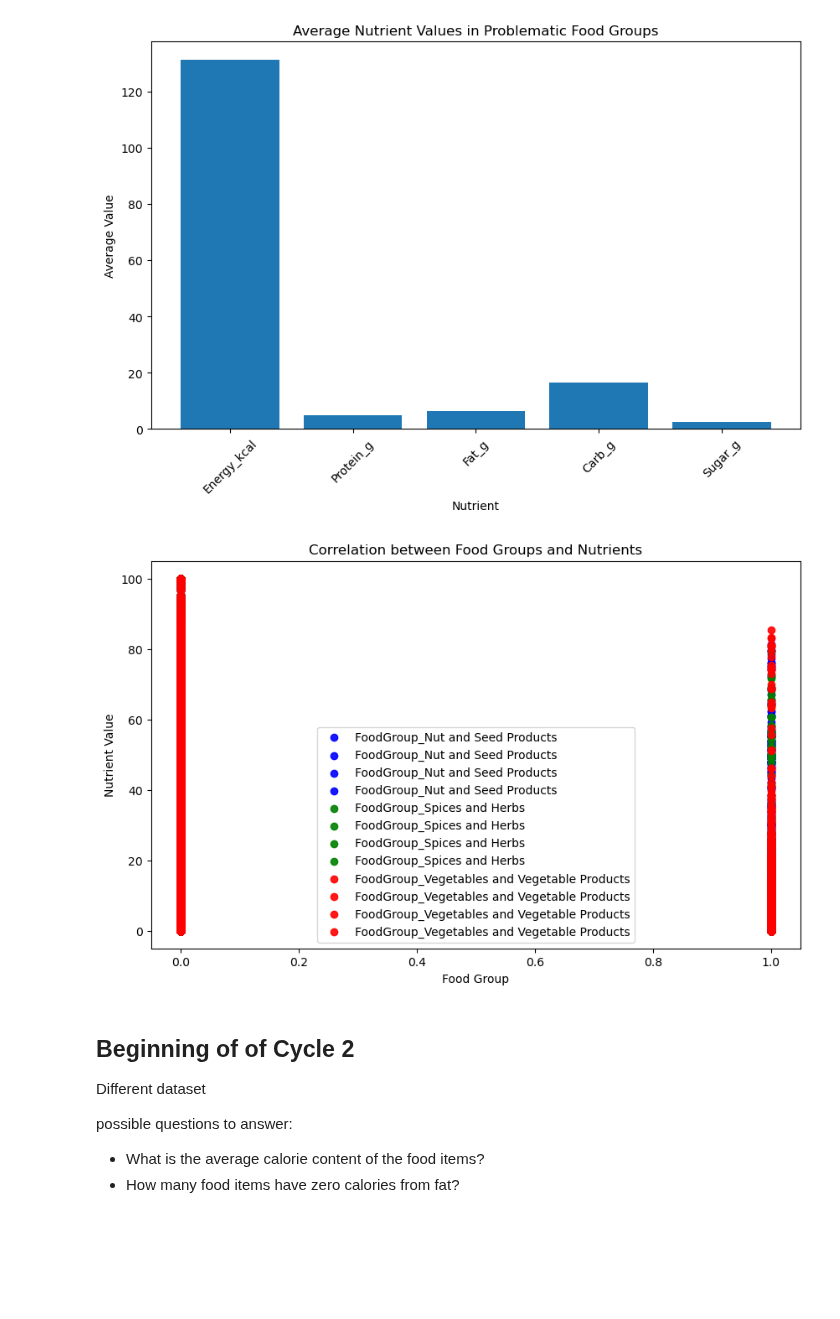
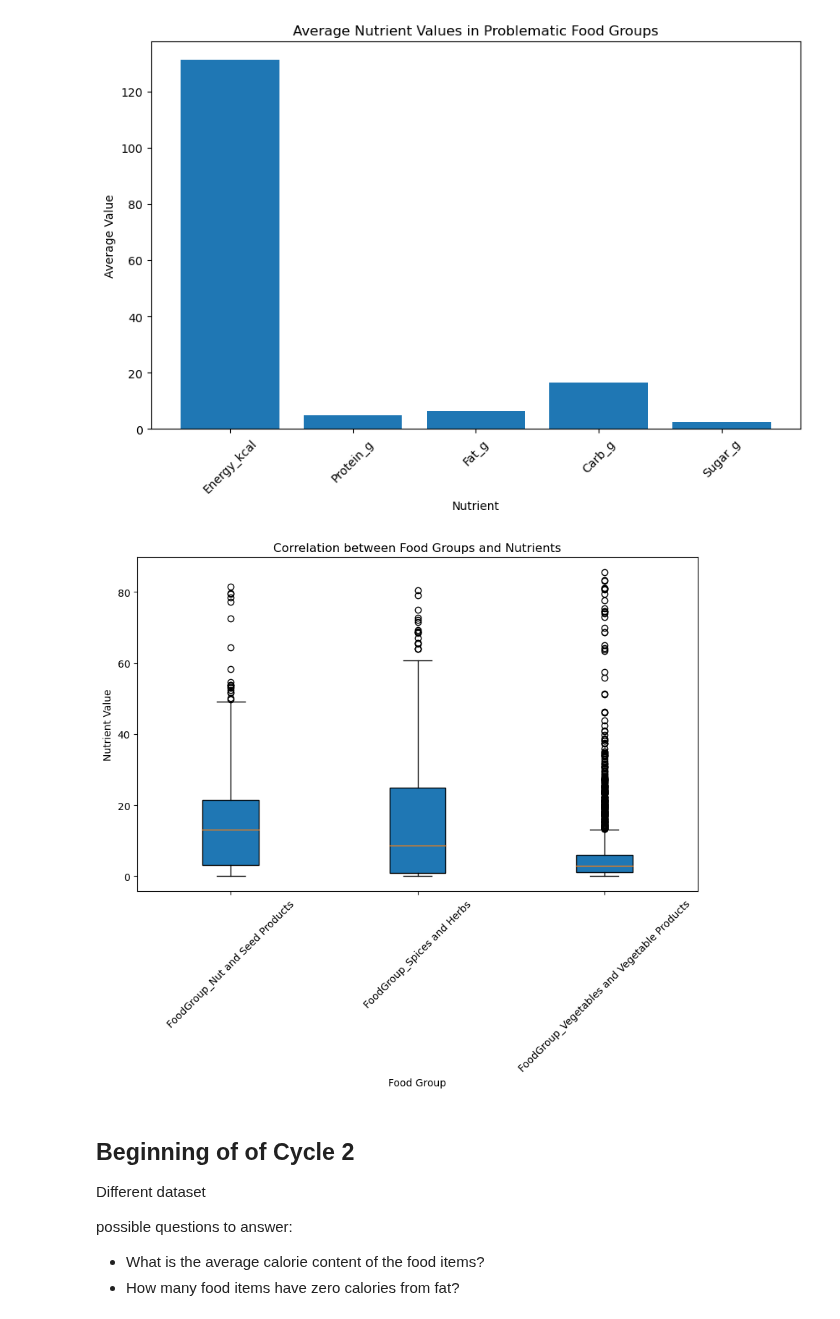
Before and after one commit to HardoModo/Dev10-Capstone, a Jupyter notebook: Janeel/Food_nutrient_2.ipynb, the cells around one changed output. Cells and saved outputs as stored; diff of their text form; code cells hidden in the pictures; blank space fills up the shorter version.

```diff
--- a/Janeel/Food_nutrient_2.ipynb
+++ b/Janeel/Food_nutrient_2.ipynb
@@ -481,44 +496,50 @@ plt.show()
 [figure]
 # %%
 import matplotlib.pyplot as plt
-import numpy as np
-
-#DO BOX AND WHISKER
+import pandas as pd
 
 # Select the relevant columns for food groups and nutrients
 food_group_columns = ['FoodGroup_Nut and Seed Products', 'FoodGroup_Spices and Herbs', 'FoodGroup_Vegetables and Vegetable Products']
-nutrient_columns = ['Protein_g', 'Fat_g', 'Carb_g', 'Sugar_g']
+nutrient_columns = ['Protein_g', 'Carb_g', 'Sugar_g']
 
 # Subset the data for the specified food groups and nutrient columns
 subset_data = df[food_group_columns + nutrient_columns]
 
 # Create a color dictionary for food groups
 color_dict = {
     'FoodGroup_Nut and Seed Products': 'blue',
     'FoodGroup_Spices and Herbs': 'green',
     'FoodGroup_Vegetables and Vegetable Products': 'red'
 }
 
-# Create the scatter plot
+# Create a list to store the data for each food group
+data_list = []
+
+# Populate the data list with the subsets for each food group
+for food_group in food_group_columns:
+    data = subset_data.loc[subset_data[food_group] == 1, nutrient_columns]
+    data_list.append(data.values.flatten())
+
+# Create the box and whisker plot
 plt.figure(figsize=(10, 6))
-for food_group in food_group_columns:
-    x = subset_data[food_group]
-    for nutrient in nutrient_columns:
-        y = subset_data[nutrient]
-        plt.scatter(x, y, c=color_dict[food_group], label=food_group,alpha = 0.9)
+plt.boxplot(data_list, labels=food_group_columns, patch_artist=True)
+
+
+# Set colors for each box
+for patch, color in zip(plt.gca().artists, [color_dict[food_group] for food_group in food_group_columns]):
+    patch.set_facecolor(color)
+
+plt.xticks(rotation=45)
 
 # Add labels and title
 plt.xlabel('Food Group')
 plt.ylabel('Nutrient Value')
 plt.title('Correlation between Food Groups and Nutrients')
 
-# Show the legend
-plt.legend()
-
 # Display the plot
 plt.show()
 # %% [output]
-[figure, old version]
+[figure, new version]
 # %% [markdown]
 ## Beginning of of Cycle 2
 Different dataset
```
Also changed, not shown: parts of 31 cells of this notebook.
